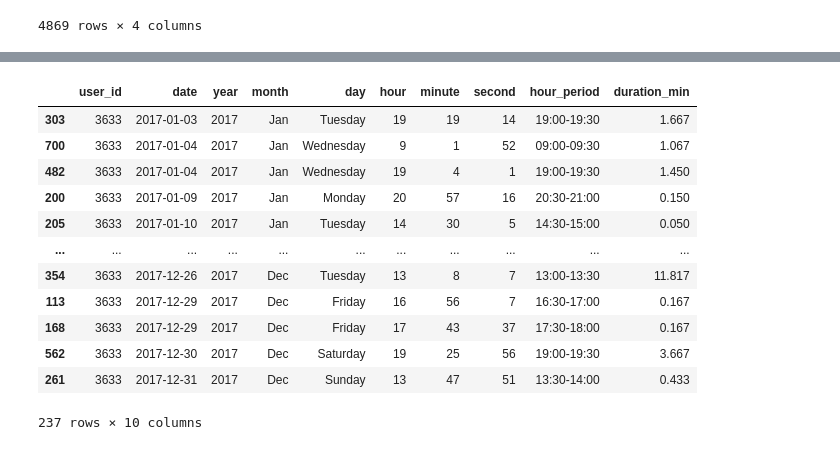
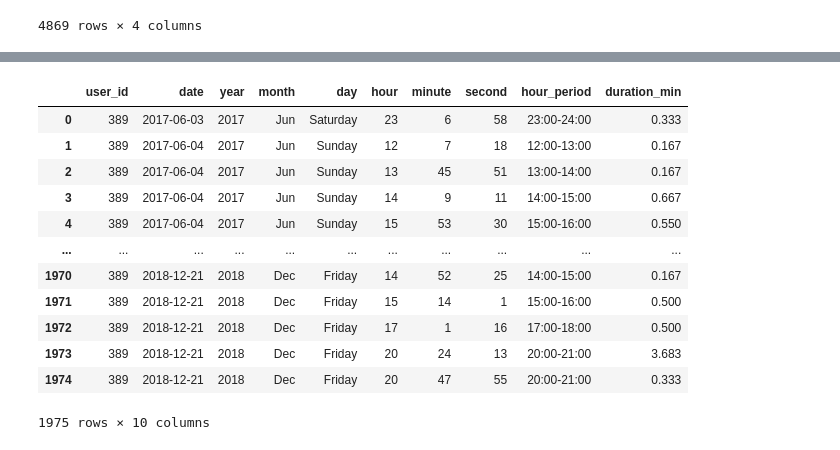
Before and after one commit to astenast/Smartphone_User_Engagement, a Jupyter notebook: Classification.ipynb, the cells around one changed output, grey strips where cells are left out. Drawn from its saved outputs; the diff is of its cells as text; code cells hidden in the pictures.

```diff
--- a/Classification.ipynb
+++ b/Classification.ipynb
@@ -3,4 +11,4 @@ import pandas as pd
 # %%
-df = pd.read_csv('sample_data.csv').drop(columns=['Unnamed: 0'])
+df = pd.read_csv('data/sample_data_hour.csv').drop(columns=['Unnamed: 0'])
 df_tmp = df[df['duration_min'] < 30]
 # %%
@@ -150,17 +151,17 @@ extreme
 # %%
-df_3633 = df[(df.user_id == 3633) & (df.year == 2017)].sort_values(['date', 'hour_period'])
-df_3633
+df_389 = df[(df.user_id == 389)].sort_values(['date', 'hour_period']).reset_index(drop=True)
+df_389
 # %% [output]
 |  | user_id | date | year | month | day | hour | minute | second | hour_period | duration_min |
-| 303 | 3633 | 2017-01-03 | 2017 | Jan | Tuesday | 19 | 19 | 14 | 19:00-19:30 | 1.667 |
-| 700 | 3633 | 2017-01-04 | 2017 | Jan | Wednesday | 9 | 1 | 52 | 09:00-09:30 | 1.067 |
-| 482 | 3633 | 2017-01-04 | 2017 | Jan | Wednesday | 19 | 4 | 1 | 19:00-19:30 | 1.450 |
-| 200 | 3633 | 2017-01-09 | 2017 | Jan | Monday | 20 | 57 | 16 | 20:30-21:00 | 0.150 |
-| 205 | 3633 | 2017-01-10 | 2017 | Jan | Tuesday | 14 | 30 | 5 | 14:30-15:00 | 0.050 |
+| 0 | 389 | 2017-06-03 | 2017 | Jun | Saturday | 23 | 6 | 58 | 23:00-24:00 | 0.333 |
+| 1 | 389 | 2017-06-04 | 2017 | Jun | Sunday | 12 | 7 | 18 | 12:00-13:00 | 0.167 |
+| 2 | 389 | 2017-06-04 | 2017 | Jun | Sunday | 13 | 45 | 51 | 13:00-14:00 | 0.167 |
+| 3 | 389 | 2017-06-04 | 2017 | Jun | Sunday | 14 | 9 | 11 | 14:00-15:00 | 0.667 |
+| 4 | 389 | 2017-06-04 | 2017 | Jun | Sunday | 15 | 53 | 30 | 15:00-16:00 | 0.550 |
 | ... | ... | ... | ... | ... | ... | ... | ... | ... | ... | ... |
-| 354 | 3633 | 2017-12-26 | 2017 | Dec | Tuesday | 13 | 8 | 7 | 13:00-13:30 | 11.817 |
-| 113 | 3633 | 2017-12-29 | 2017 | Dec | Friday | 16 | 56 | 7 | 16:30-17:00 | 0.167 |
-| 168 | 3633 | 2017-12-29 | 2017 | Dec | Friday | 17 | 43 | 37 | 17:30-18:00 | 0.167 |
-| 562 | 3633 | 2017-12-30 | 2017 | Dec | Saturday | 19 | 25 | 56 | 19:00-19:30 | 3.667 |
-| 261 | 3633 | 2017-12-31 | 2017 | Dec | Sunday | 13 | 47 | 51 | 13:30-14:00 | 0.433 |
+| 1970 | 389 | 2018-12-21 | 2018 | Dec | Friday | 14 | 52 | 25 | 14:00-15:00 | 0.167 |
+| 1971 | 389 | 2018-12-21 | 2018 | Dec | Friday | 15 | 14 | 1 | 15:00-16:00 | 0.500 |
+| 1972 | 389 | 2018-12-21 | 2018 | Dec | Friday | 17 | 1 | 16 | 17:00-18:00 | 0.500 |
+| 1973 | 389 | 2018-12-21 | 2018 | Dec | Friday | 20 | 24 | 13 | 20:00-21:00 | 3.683 |
+| 1974 | 389 | 2018-12-21 | 2018 | Dec | Friday | 20 | 47 | 55 | 20:00-21:00 | 0.333 |
-237 rows × 10 columns
+1975 rows × 10 columns
```
Also changed, not shown: parts of 19 cells of this notebook, 15 other files.
